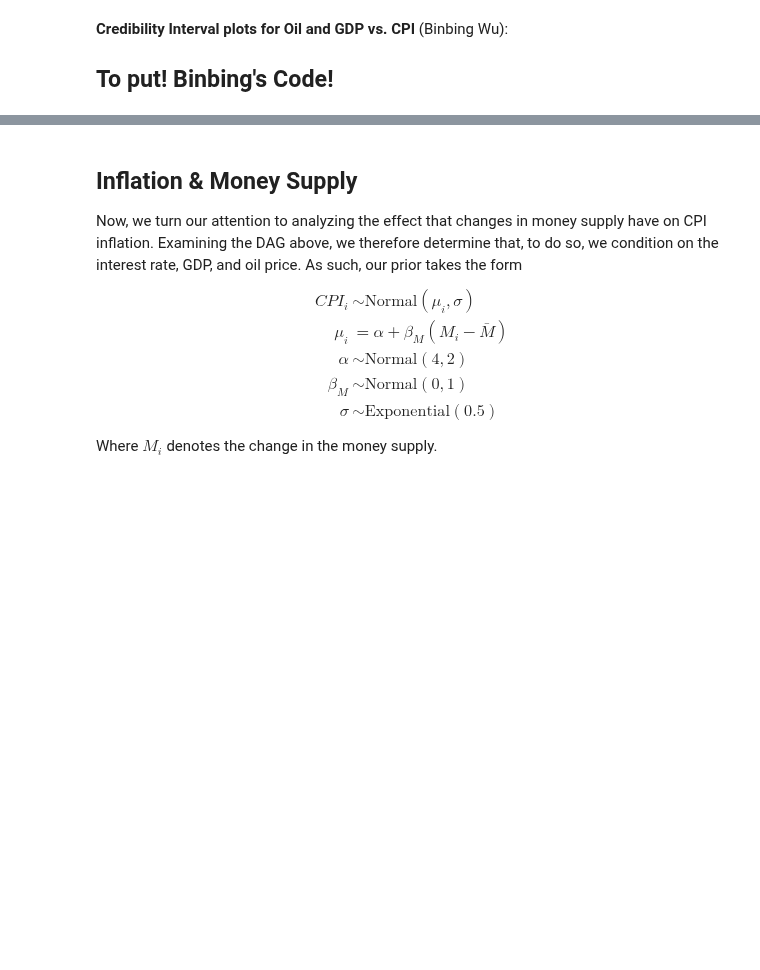
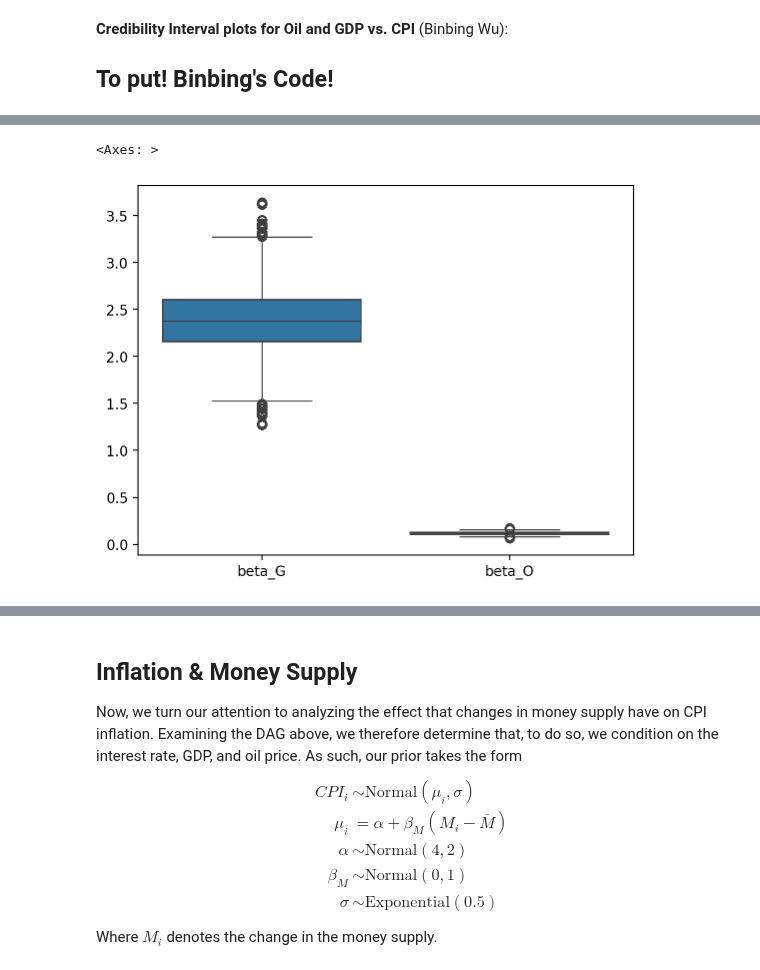
Before and after one commit to AndreiAf02/Math509Project_Public, a Jupyter notebook: 509ProjectV2.ipynb, the cells around one changed output, grey strips where cells are left out. Saved outputs shown, nothing was run; the diff lists cells and outputs as text; code cells hidden in the pictures; blank space fills up the shorter version.

```diff
--- a/509ProjectV2.ipynb
+++ b/509ProjectV2.ipynb
@@ -365,0 +378,12 @@ ylabel('Inflation', fontsize=12);
+# %%
+with pm.Model() as model_cpi_o_g:
+    sigma = pm.Exponential('sigma', 1)
+    beta_G = pm.Normal('beta_G', mu=0, sigma=1)
+    beta_O = pm.Normal('beta_O', mu=0, sigma=1)
+    alpha = pm.Normal('alpha', mu=0, sigma=1)
+    _mu = alpha + beta_G * (data_all['GDP']-data_all['GDP'].mean()) + beta_O * (data_all['Oil']-data_all['Oil'].mean())
+    mu = pm.Deterministic('mu', _mu)
+    CPI = pm.Normal('CPI', mu=mu, sigma=sigma, observed=data_all['CPI.U'])
+    _model_cpi_o_g_samples = pm.sample(1000, tune=1000, chains=4)
+model_cpi_o_g_samples = _model_cpi_o_g_samples.posterior.to_dataframe()
+model_cpi_o_g_samples
@@ -365,0 +409,5 @@ ylabel('Inflation', fontsize=12);
+# %%
+sns.boxplot(data=model_cpi_o_g_samples[['beta_G', 'beta_O']])
+# %% [output]
+<Axes: >
+[figure, added]
```
Also changed, not shown: parts of 8 cells of this notebook.
